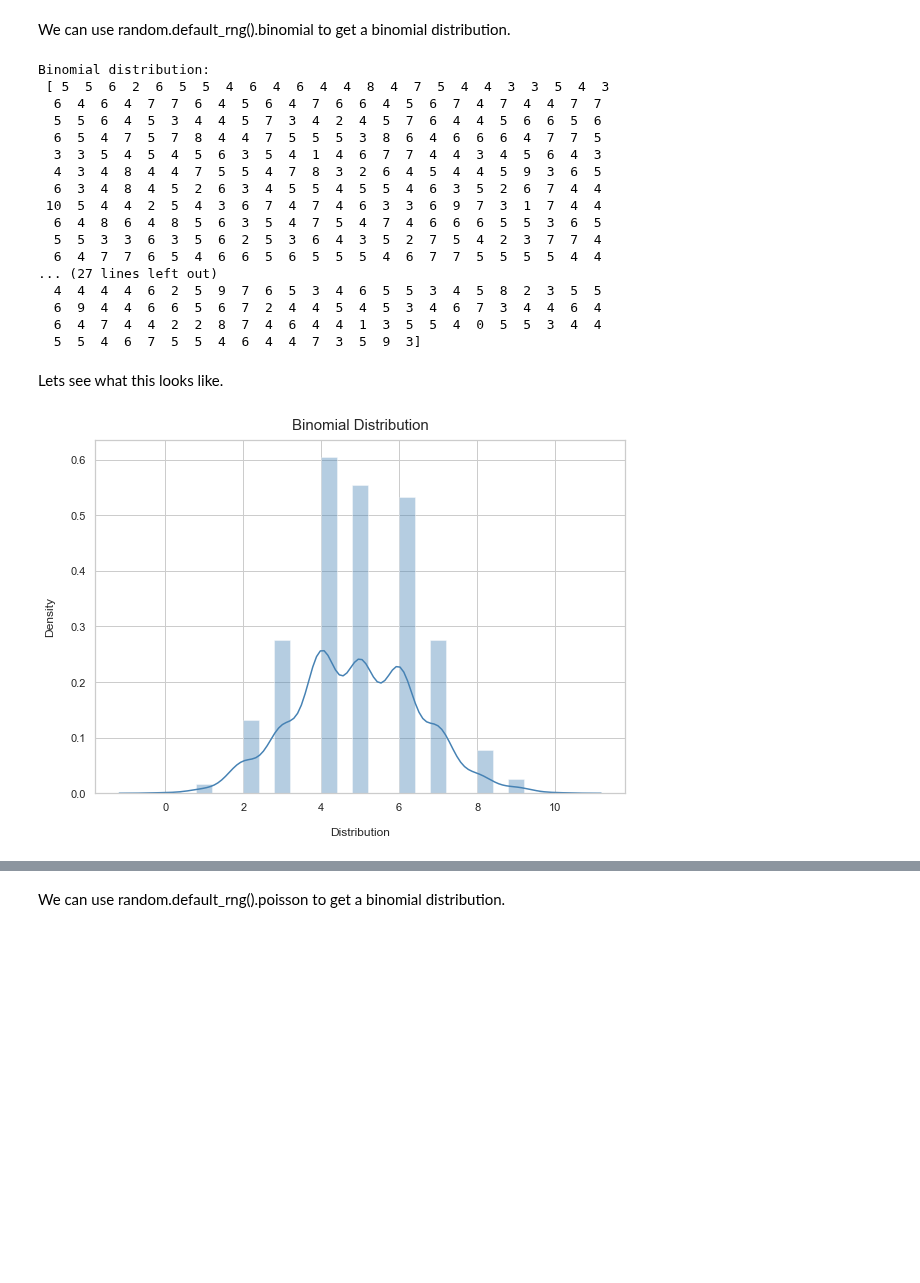
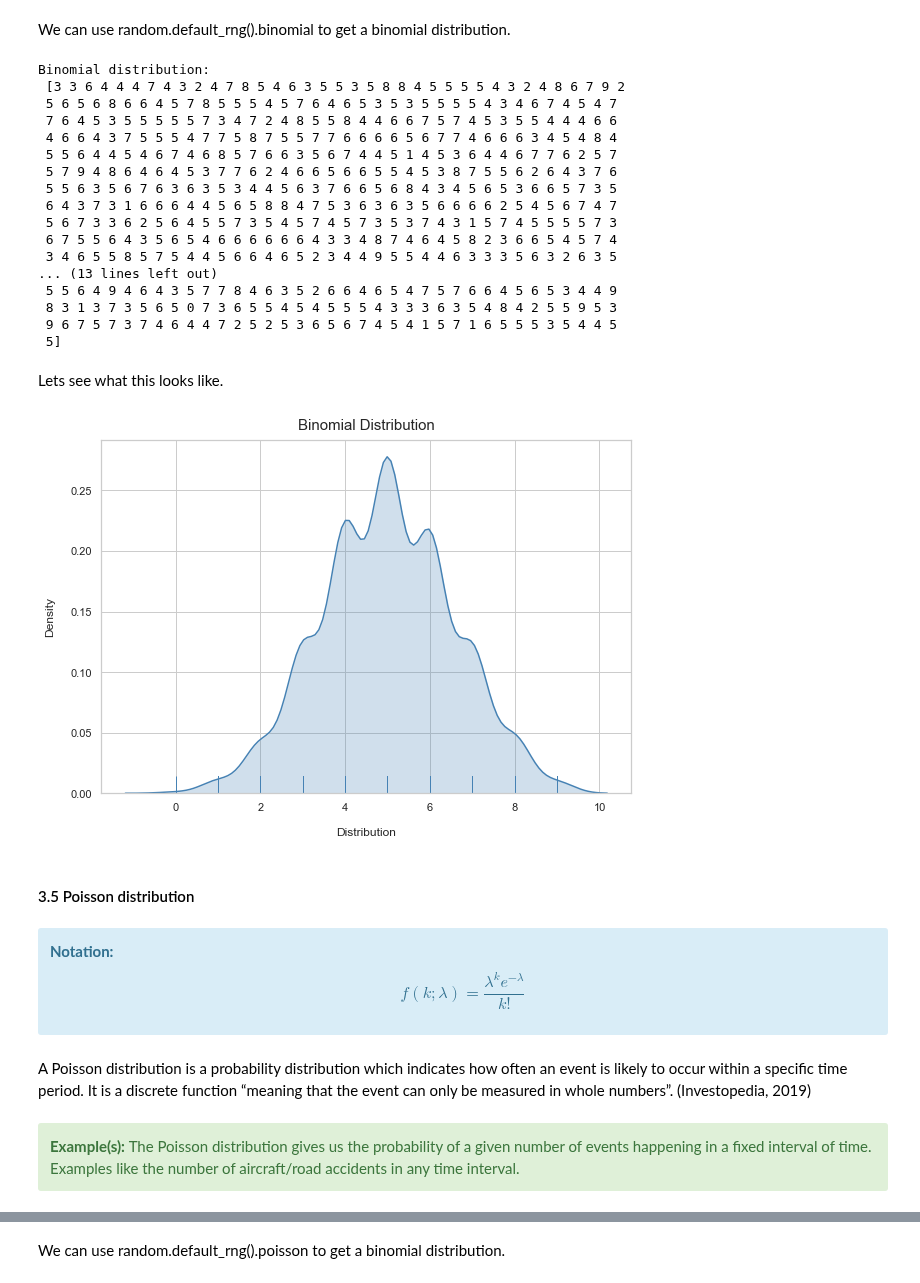
Before and after one commit to Munster2020/HDIP_CSDA_COMP08050_ASSIGNMENT, a Jupyter notebook: assignment2020.ipynb, the cells around one changed output, grey strips where cells are left out. Saved outputs shown, nothing was run; the diff lists cells and outputs as text; code cells hidden in the pictures; blank space fills up the shorter version.

```diff
--- a/assignment2020.ipynb
+++ b/assignment2020.ipynb
@@ -353,41 +408,53 @@ np.random.default_rng().binomial (n= , p = , size= )
 We can use random.default_rng().binomial to get a binomial distribution.
 # %%
 #create the variables and assign them
-x = np.random.default_rng().binomial(10, 0.5, 1000)
+example1 = np.random.default_rng().binomial(10, 0.5, 1000)
 
 # print the array
-print("Binomial distribution:\n",x);
+print("Binomial distribution:\n",example1);
 # %% [output]
 Binomial distribution:
- [ 5  5  6  2  6  5  5  4  6  4  6  4  4  8  4  7  5  4  4  3  3  5  4  3
-  6  4  6  4  7  7  6  4  5  6  4  7  6  6  4  5  6  7  4  7  4  4  7  7
-  5  5  6  4  5  3  4  4  5  7  3  4  2  4  5  7  6  4  4  5  6  6  5  6
-  6  5  4  7  5  7  8  4  4  7  5  5  5  3  8  6  4  6  6  6  4  7  7  5
-  3  3  5  4  5  4  5  6  3  5  4  1  4  6  7  7  4  4  3  4  5  6  4  3
-  4  3  4  8  4  4  7  5  5  4  7  8  3  2  6  4  5  4  4  5  9  3  6  5
-  6  3  4  8  4  5  2  6  3  4  5  5  4  5  5  4  6  3  5  2  6  7  4  4
- 10  5  4  4  2  5  4  3  6  7  4  7  4  6  3  3  6  9  7  3  1  7  4  4
-  6  4  8  6  4  8  5  6  3  5  4  7  5  4  7  4  6  6  6  5  5  3  6  5
-  5  5  3  3  6  3  5  6  2  5  3  6  4  3  5  2  7  5  4  2  3  7  7  4
-  6  4  7  7  6  5  4  6  6  5  6  5  5  5  4  6  7  7  5  5  5  5  4  4
-... (27 lines left out)
-  4  4  4  4  6  2  5  9  7  6  5  3  4  6  5  5  3  4  5  8  2  3  5  5
-  6  9  4  4  6  6  5  6  7  2  4  4  5  4  5  3  4  6  7  3  4  4  6  4
-  6  4  7  4  4  2  2  8  7  4  6  4  4  1  3  5  5  4  0  5  5  3  4  4
-  5  5  4  6  7  5  5  4  6  4  4  7  3  5  9  3]
+ [3 3 6 4 4 4 7 4 3 2 4 7 8 5 4 6 3 5 5 3 5 8 8 4 5 5 5 5 4 3 2 4 8 6 7 9 2
+ 5 6 5 6 8 6 6 4 5 7 8 5 5 5 4 5 7 6 4 6 5 3 5 3 5 5 5 5 4 3 4 6 7 4 5 4 7
+ 7 6 4 5 3 5 5 5 5 5 7 3 4 7 2 4 8 5 5 8 4 4 6 6 7 5 7 4 5 3 5 5 4 4 4 6 6
+ 4 6 6 4 3 7 5 5 5 4 7 7 5 8 7 5 5 7 7 6 6 6 6 5 6 7 7 4 6 6 6 3 4 5 4 8 4
+ 5 5 6 4 4 5 4 6 7 4 6 8 5 7 6 6 3 5 6 7 4 4 5 1 4 5 3 6 4 4 6 7 7 6 2 5 7
+ 5 7 9 4 8 6 4 6 4 5 3 7 7 6 2 4 6 6 5 6 6 5 5 4 5 3 8 7 5 5 6 2 6 4 3 7 6
+ 5 5 6 3 5 6 7 6 3 6 3 5 3 4 4 5 6 3 7 6 6 5 6 8 4 3 4 5 6 5 3 6 6 5 7 3 5
+ 6 4 3 7 3 1 6 6 6 4 4 5 6 5 8 8 4 7 5 3 6 3 6 3 5 6 6 6 6 2 5 4 5 6 7 4 7
+ 5 6 7 3 3 6 2 5 6 4 5 5 7 3 5 4 5 7 4 5 7 3 5 3 7 4 3 1 5 7 4 5 5 5 5 7 3
+ 6 7 5 5 6 4 3 5 6 5 4 6 6 6 6 6 6 4 3 3 4 8 7 4 6 4 5 8 2 3 6 6 5 4 5 7 4
+ 3 4 6 5 5 8 5 7 5 4 4 5 6 6 4 6 5 2 3 4 4 9 5 5 4 4 6 3 3 3 5 6 3 2 6 3 5
+... (13 lines left out)
+ 5 5 6 4 9 4 6 4 3 5 7 7 8 4 6 3 5 2 6 6 4 6 5 4 7 5 7 6 6 4 5 6 5 3 4 4 9
+ 8 3 1 3 7 3 5 6 5 0 7 3 6 5 5 4 5 4 5 5 5 4 3 3 3 6 3 5 4 8 4 2 5 5 9 5 3
+ 9 6 7 5 7 3 7 4 6 4 4 7 2 5 2 5 3 6 5 6 7 4 5 4 1 5 7 1 6 5 5 5 3 5 4 4 5
+ 5]
 # %% [markdown]
 Lets see what this looks like.
 # %%
 # visualisation styling code
 sns.set(rc={'figure.figsize':(9.5, 6.5)})
 sns.set_context('notebook')
 sns.set_style("whitegrid")
 
-#
-sns.distplot(x, kde=True, color='steelblue')
+# plotting
+sns.distplot(example1, kde=True, hist=False, kde_kws={"shade": True}, color='steelblue', rug=True,)
 plt.xlabel("Distribution", labelpad=15)
 plt.ylabel("Density", labelpad=15);
 plt.title("Binomial Distribution", fontsize=15, y=1.012);
 # %% [output]
-[figure, old version]
+[figure, new version]
+# %% [markdown]
+#### 3.5 Poisson distribution
+# %% [markdown]
+<div class="alert alert-block alert-info"><b>Notation: </b>
+
+$$
+f(k ; \lambda)=\frac{\lambda^{k} e^{-\lambda}}{k !}
+$$
+# %% [markdown]
+A Poisson distribution is a probability distribution which indicates how often an event is likely to occur within a specific time period. It is a discrete function “meaning that the event can only be measured in whole numbers”. (Investopedia, 2019)
+# %% [markdown]
+<div class="alert alert-block alert-success"><b>Example(s): </b> The Poisson distribution gives us the probability of a given number of events happening in a fixed interval of time. Examples like the number of aircraft/road accidents in any time interval.  </div>
 # %% [markdown]
```
Also changed, not shown: parts of 46 cells of this notebook, 1 other file.
